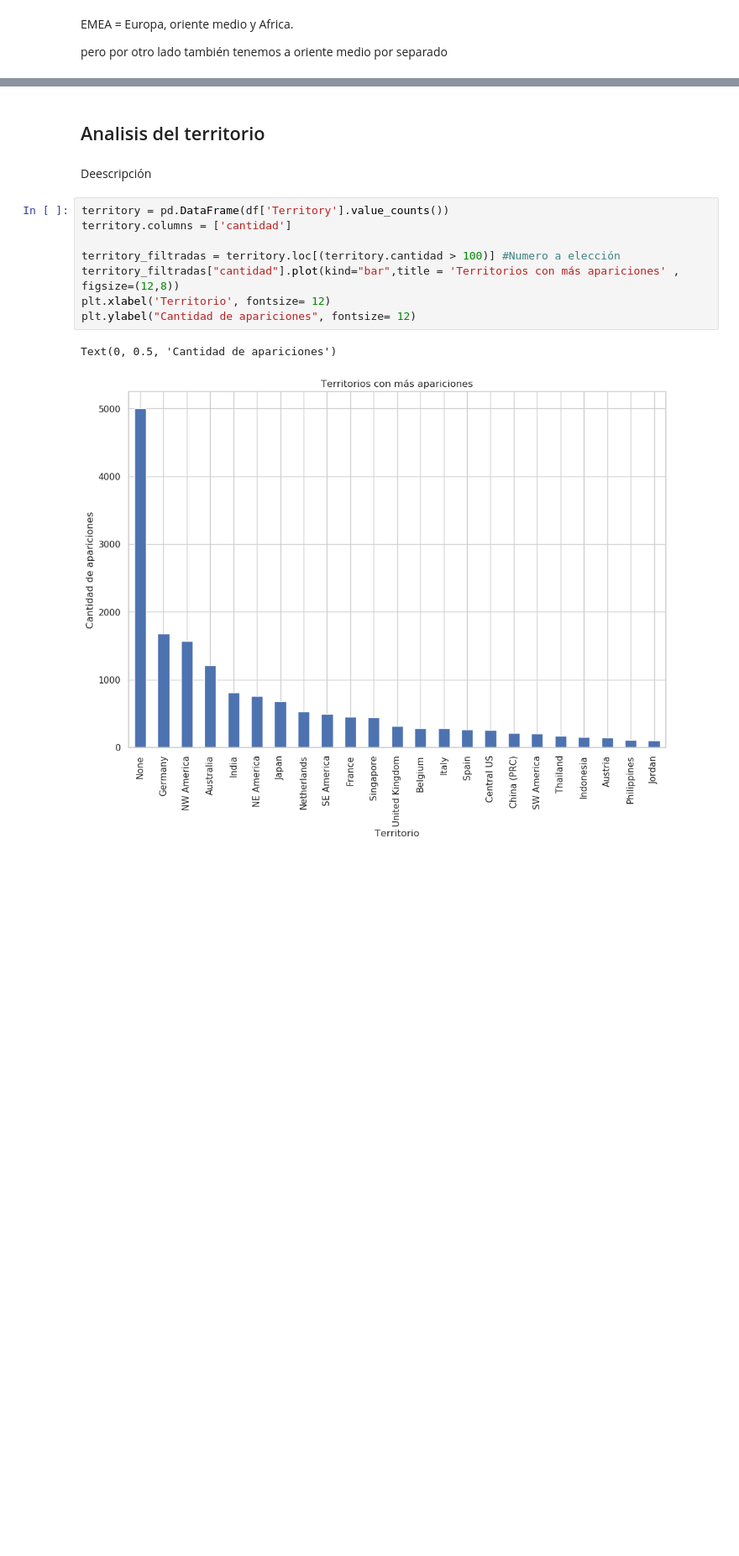
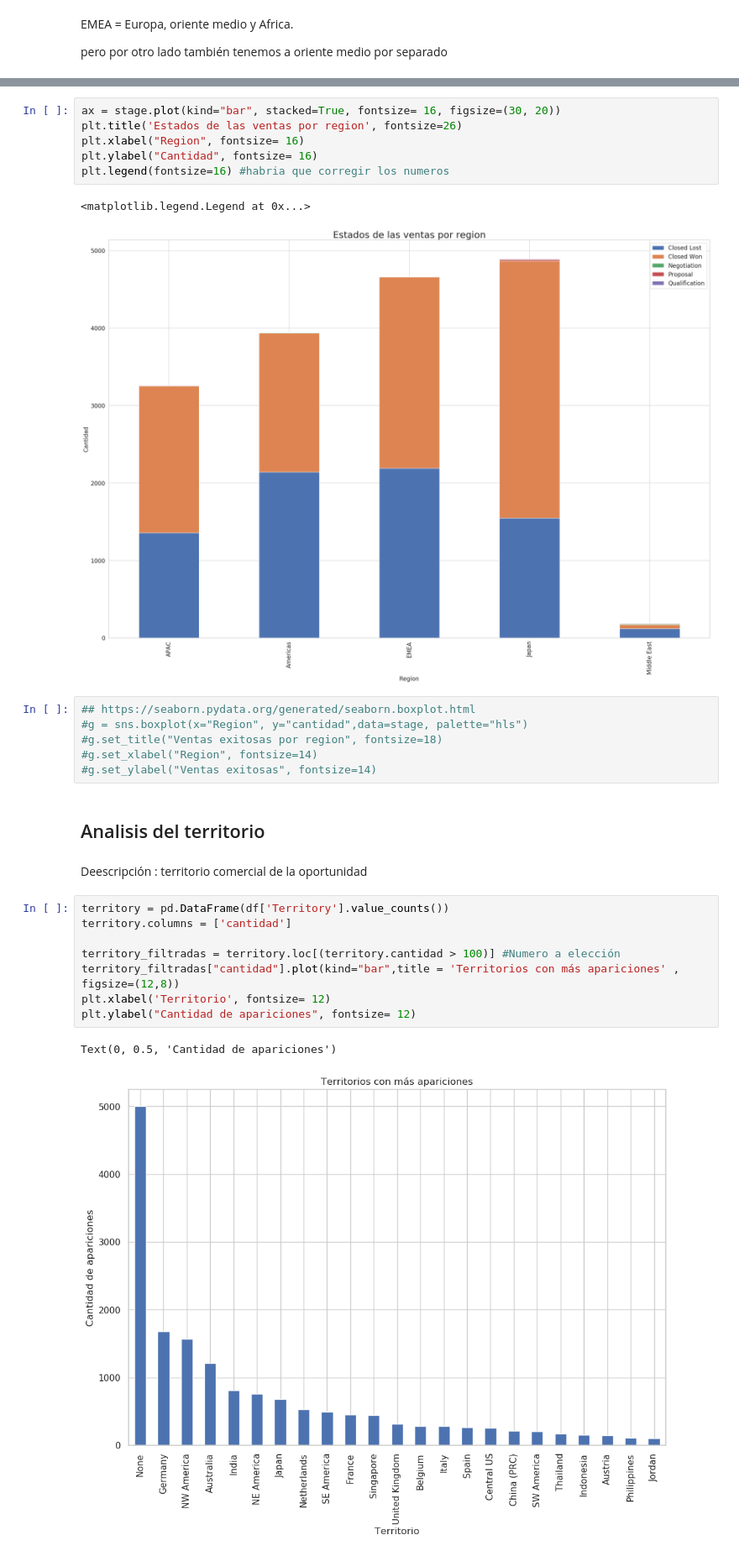
Before and after one commit to AlejandroBalladares/TP1---Organizaci-n-de-datos, a Jupyter notebook: data/TP1.ipynb, the cells around one changed output, grey strips where cells are left out. Shown at 84% size. Cells and saved outputs as stored; diff of their text form; blank space fills up the shorter version.

```diff
--- a/data/TP1.ipynb
+++ b/data/TP1.ipynb
@@ -175,7 +210,22 @@ pero por otro lado también tenemos a oriente medio por separado
+# %%
+ax = stage.plot(kind="bar", stacked=True, fontsize= 16, figsize=(30, 20))
+plt.title('Estados de las ventas por region', fontsize=26)
+plt.xlabel("Region", fontsize= 16)
+plt.ylabel("Cantidad", fontsize= 16)
+plt.legend(fontsize=16) #habria que corregir los numeros
+# %% [output]
+<matplotlib.legend.Legend at 0x...>
+[figure, added]
+# %%
+## https://seaborn.pydata.org/generated/seaborn.boxplot.html
+#g = sns.boxplot(x="Region", y="cantidad",data=stage, palette="hls")
+#g.set_title("Ventas exitosas por region", fontsize=18)
+#g.set_xlabel("Region", fontsize=14)
+#g.set_ylabel("Ventas exitosas", fontsize=14)
 # %% [markdown]
 ## Analisis del territorio
-# %% [markdown]
-Deescripción
+# %% [markdown]
+Deescripción : territorio comercial de la oportunidad
 # %%
 territory = pd.DataFrame(df['Territory'].value_counts())
 territory.columns = ['cantidad']
```
Also changed, not shown: parts of 24 cells of this notebook.
